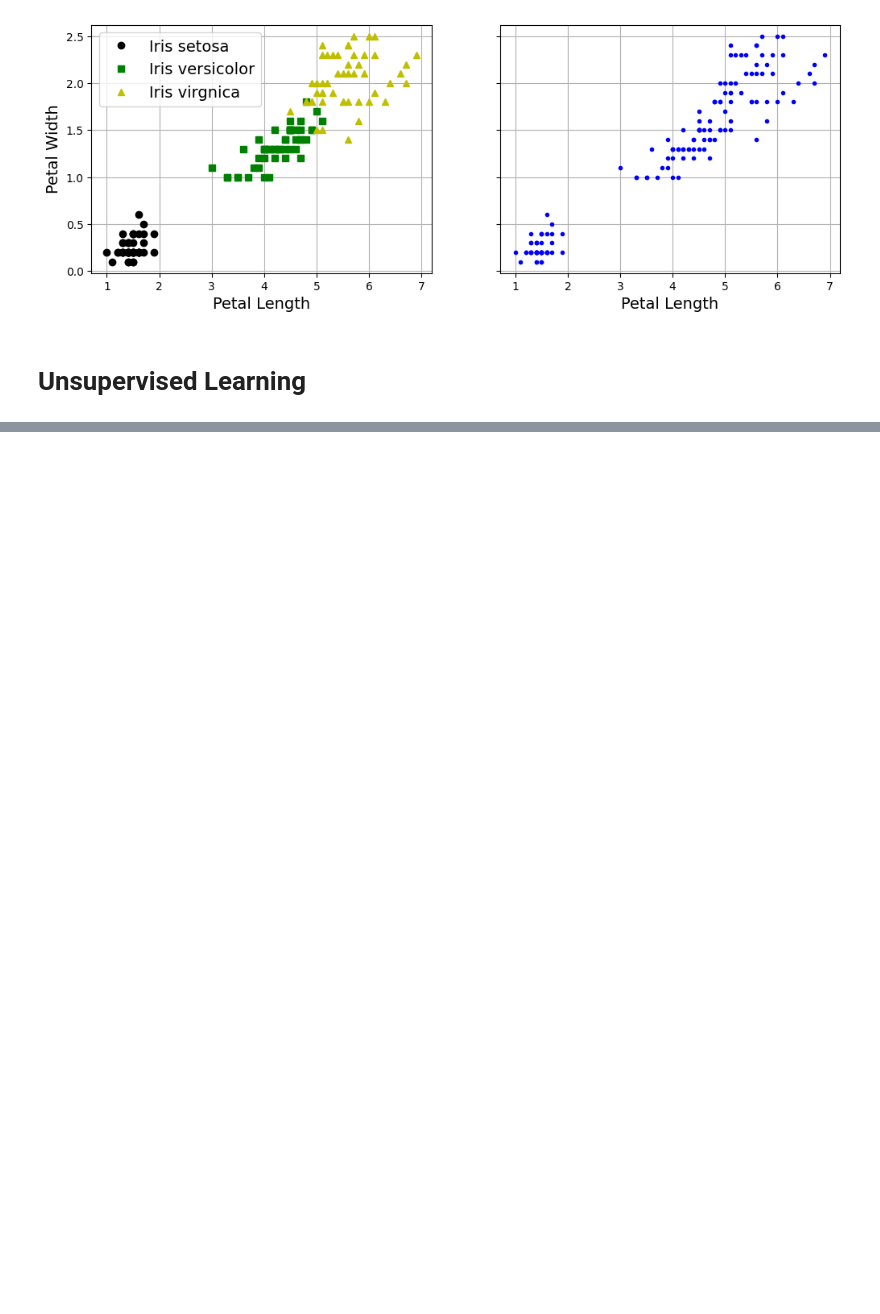
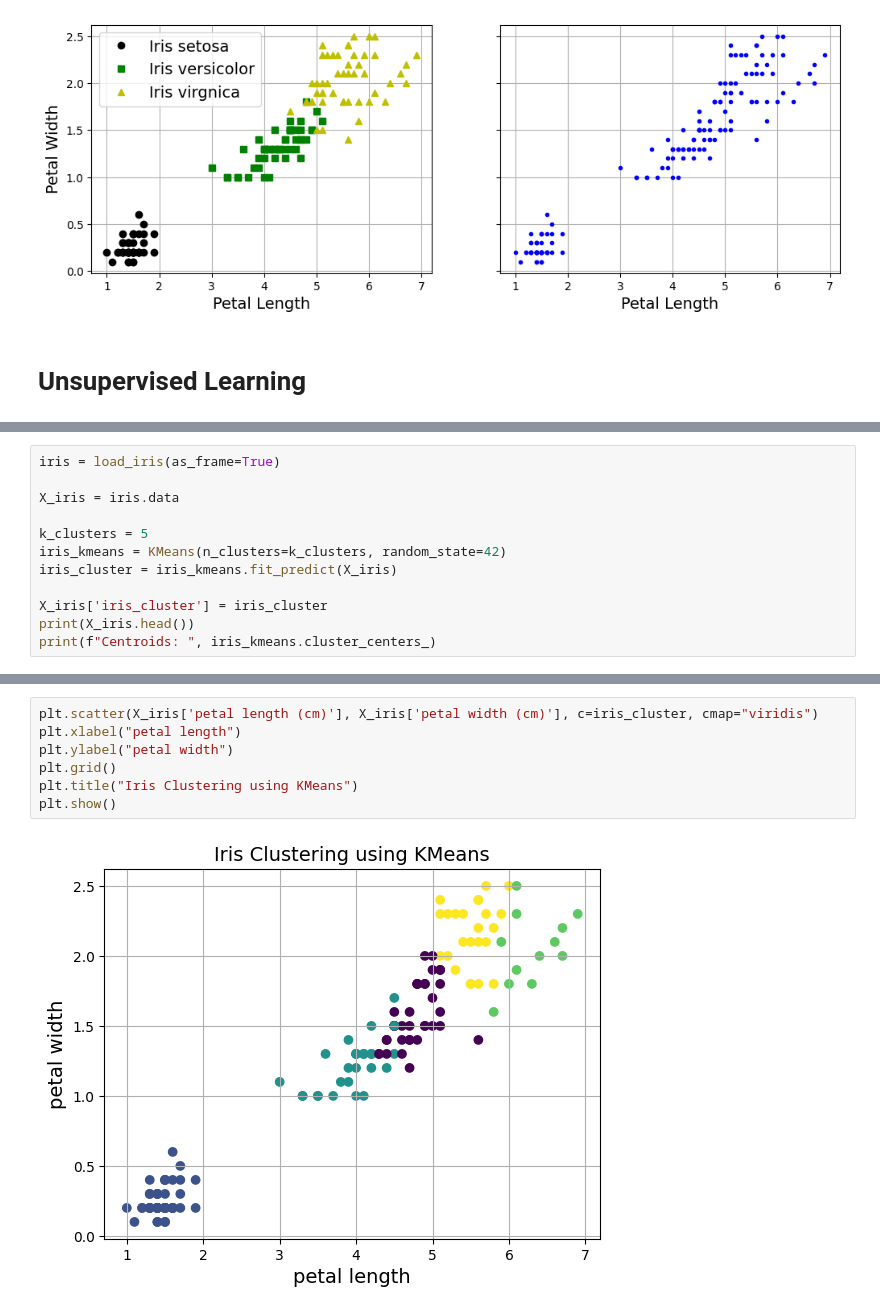
Before and after one commit to sunodmongia/Unsupervised, a Jupyter notebook: unsupervise.ipynb, the cells around one changed output, grey strips where cells are left out. Drawn from its saved outputs; the diff is of its cells as text; blank space fills up the shorter version.

```diff
--- a/unsupervise.ipynb
+++ b/unsupervise.ipynb
@@ -71,0 +113,12 @@ plt.show()
+# %%
+iris = load_iris(as_frame=True)
+
+X_iris = iris.data
+
+k_clusters = 5
+iris_kmeans = KMeans(n_clusters=k_clusters, random_state=42)
+iris_cluster = iris_kmeans.fit_predict(X_iris)
+
+X_iris['iris_cluster'] = iris_cluster
+print(X_iris.head())
+print(f"Centroids: ", iris_kmeans.cluster_centers_)
@@ -71,0 +144,9 @@ plt.show()
+# %%
+plt.scatter(X_iris['petal length (cm)'], X_iris['petal width (cm)'], c=iris_cluster, cmap="viridis")
+plt.xlabel("petal length")
+plt.ylabel("petal width")
+plt.grid()
+plt.title("Iris Clustering using KMeans")
+plt.show()
+# %% [output]
+[figure, added]
```
Also changed, not shown: parts of 8 cells of this notebook.
